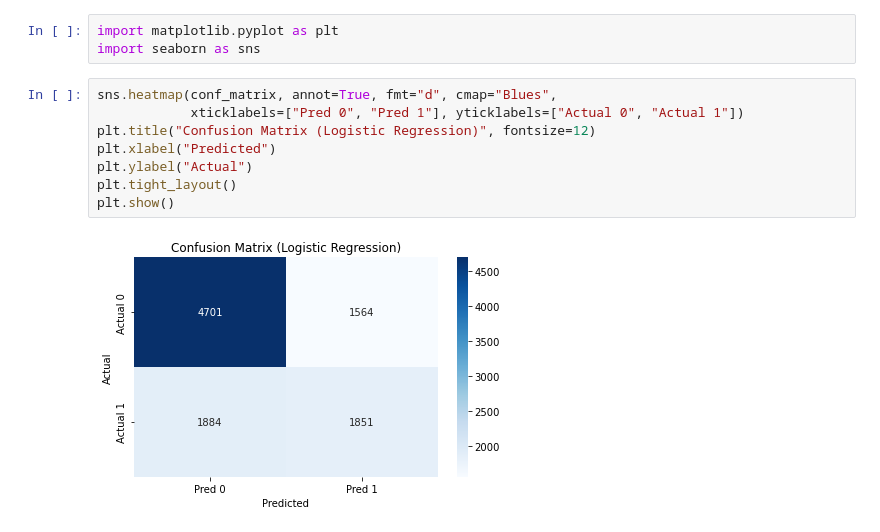
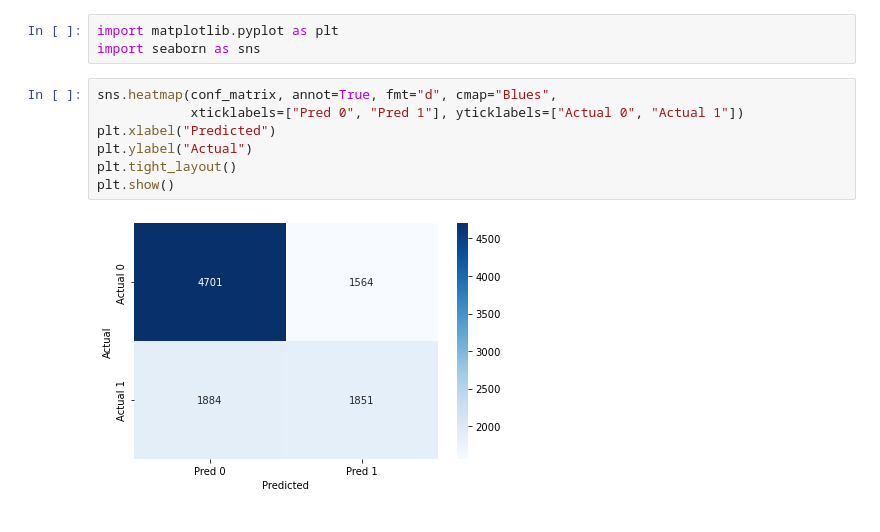
Before and after one commit to pranjalsinha1205/TextSimilarityFinder, a Jupyter notebook: TextSimilarityFinder.ipynb, the cells around one changed output. Cells and saved outputs as stored; diff of their text form.

```diff
--- a/TextSimilarityFinder.ipynb
+++ b/TextSimilarityFinder.ipynb
@@ -129,10 +129,9 @@ import seaborn as sns
 # %%
 sns.heatmap(conf_matrix, annot=True, fmt="d", cmap="Blues",
             xticklabels=["Pred 0", "Pred 1"], yticklabels=["Actual 0", "Actual 1"])
-plt.title("Confusion Matrix (Logistic Regression)", fontsize=12)
 plt.xlabel("Predicted")
 plt.ylabel("Actual")
 plt.tight_layout()
 plt.show()
 # %% [output]
-[figure, old version]
+[figure, new version]
```
Also changed, not shown: 1 other file.
